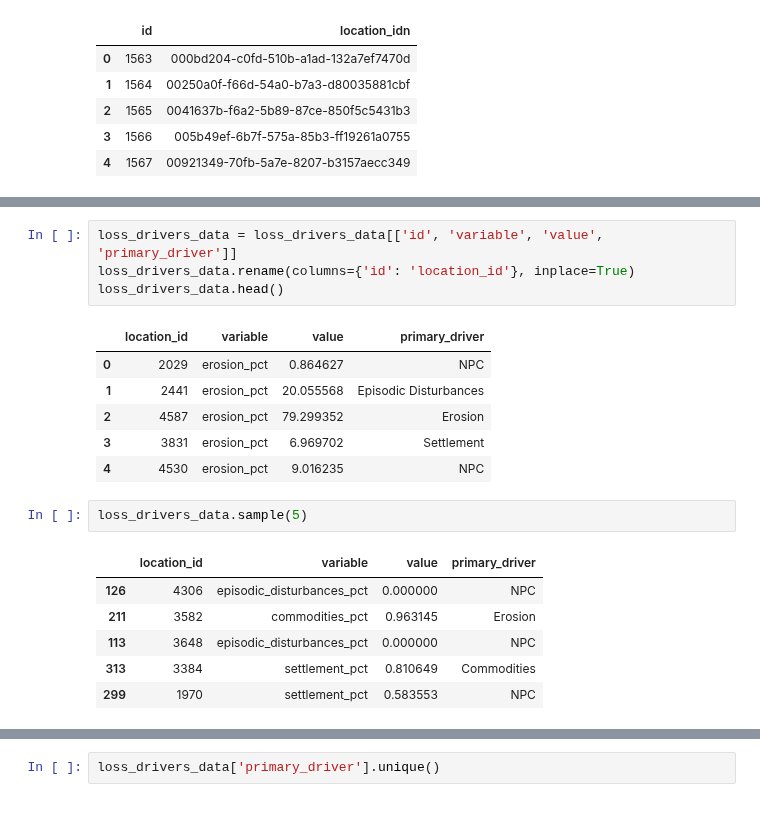
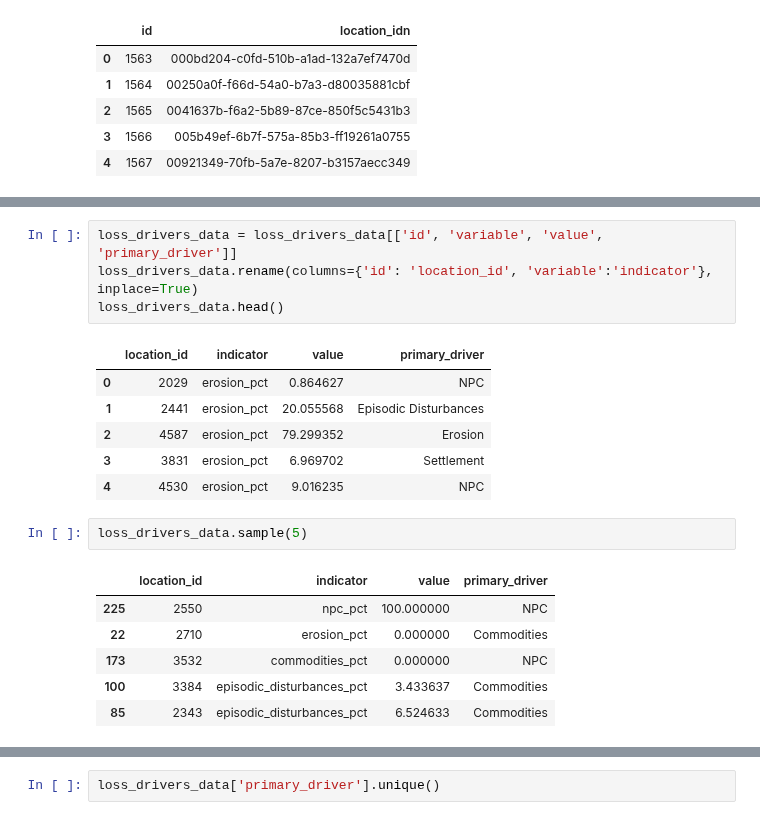
Before and after one commit to Vizzuality/mangrove-atlas, a Jupyter notebook: data/notebooks/Lab/data_processing/widgets-v2/loss_drivers_layer_widget.ipynb, the cells around one changed output, grey strips where cells are left out. Saved outputs shown, nothing was run; the diff lists cells and outputs as text.

Commit message:
changes in names and format of loss drivers data

```diff
--- a/data/notebooks/Lab/data_processing/widgets-v2/loss_drivers_layer_widget.ipynb
+++ b/data/notebooks/Lab/data_processing/widgets-v2/loss_drivers_layer_widget.ipynb
@@ -177,10 +177,10 @@ loss_drivers_data.head()
 | 4 | Benin | NPC | erosion_pct | 9.016235 | Benin | f0b5314c-bab2-5a15-8bbf-2698f5140830 | 4530 |
 # %%
 loss_drivers_data = loss_drivers_data[['id', 'variable', 'value', 'primary_driver']]
-loss_drivers_data.rename(columns={'id': 'location_id'}, inplace=True)
+loss_drivers_data.rename(columns={'id': 'location_id', 'variable':'indicator'}, inplace=True)
 loss_drivers_data.head()
 # %% [output]
-|  | location_id | variable | value | primary_driver |
+|  | location_id | indicator | value | primary_driver |
 | 0 | 2029 | erosion_pct | 0.864627 | NPC |
 | 1 | 2441 | erosion_pct | 20.055568 | Episodic Disturbances |
 | 2 | 4587 | erosion_pct | 79.299352 | Erosion |
@@ -189,10 +189,10 @@ loss_drivers_data.head()
 # %%
 loss_drivers_data.sample(5)
 # %% [output]
-|  | location_id | variable | value | primary_driver |
-| 126 | 4306 | episodic_disturbances_pct | 0.000000 | NPC |
-| 211 | 3582 | commodities_pct | 0.963145 | Erosion |
-| 113 | 3648 | episodic_disturbances_pct | 0.000000 | NPC |
-| 313 | 3384 | settlement_pct | 0.810649 | Commodities |
-| 299 | 1970 | settlement_pct | 0.583553 | NPC |
+|  | location_id | indicator | value | primary_driver |
+| 225 | 2550 | npc_pct | 100.000000 | NPC |
+| 22 | 2710 | erosion_pct | 0.000000 | Commodities |
+| 173 | 3532 | commodities_pct | 0.000000 | NPC |
+| 100 | 3384 | episodic_disturbances_pct | 3.433637 | Commodities |
+| 85 | 2343 | episodic_disturbances_pct | 6.524633 | Commodities |
 # %%
```
Also changed, not shown: parts of 3 cells of this notebook.
